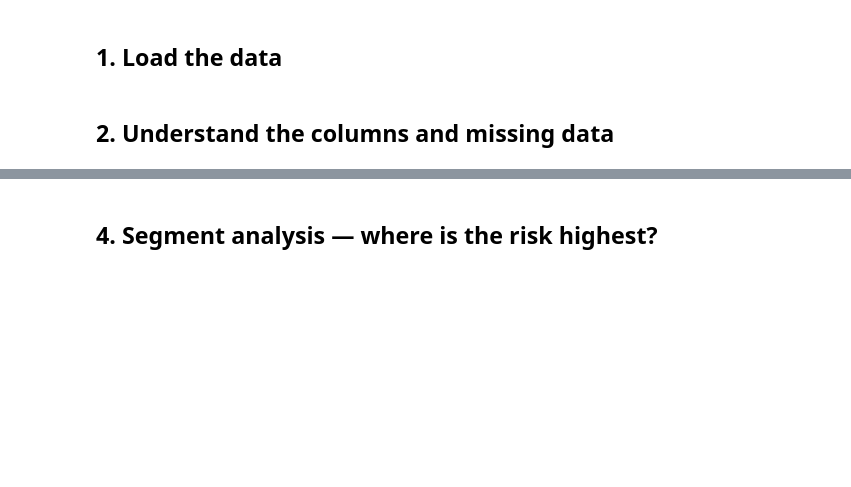
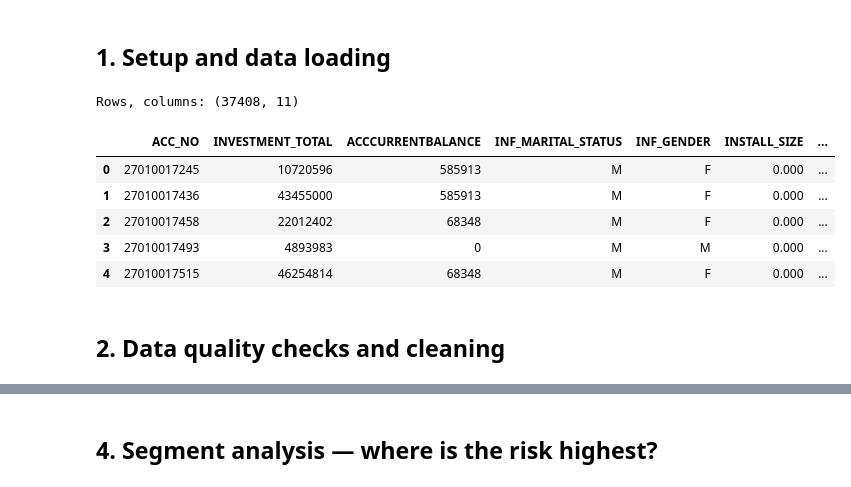
Before and after one commit to bekir35-on/credit-risk-analysis, a Jupyter notebook: credit-risk-analysis.ipynb, the cells around one changed output, grey strips where cells are left out. Drawn from its saved outputs; the diff is of its cells as text; code cells hidden in the pictures; blank space fills up the shorter version.

```diff
--- a/credit-risk-analysis.ipynb
+++ b/credit-risk-analysis.ipynb
@@ -11,2 +22,2 @@ This notebook explores a credit portfolio of **37,408 loans** to answer a practi
 # %% [markdown]
-## 1. Load the data
+## 1. Setup and data loading
@@ -24,3 +24,24 @@ df.head()
-# %% [markdown]
-## 2. Understand the columns and missing data
+# %%
+import glob, warnings
+import numpy as np
+import pandas as pd
+import matplotlib.pyplot as plt
+warnings.filterwarnings('ignore')
+pd.set_option('display.float_format', '{:,.3f}'.format)
+
+# Works on Kaggle (/kaggle/input) and locally (put the dataset files in a 'data/' folder)
+paths = glob.glob('/kaggle/input/**/*train-FIN*', recursive=True) or glob.glob('data/*train-FIN*')
+df = pd.read_excel(paths[0])
+print('Rows, columns:', df.shape)
+df.head()
+# %% [output]
+Rows, columns: (37408, 11)
+|  | ACC_NO | INVESTMENT_TOTAL | ACCCURRENTBALANCE | INF_MARITAL_STATUS | INF_GENDER | INSTALL_SIZE | ... |
+| 0 | 27010017245 | 10720596 | 585913 | M | F | 0.000 | ... |
+| 1 | 27010017436 | 43455000 | 585913 | M | F | 0.000 | ... |
+| 2 | 27010017458 | 22012402 | 68348 | M | F | 0.000 | ... |
+| 3 | 27010017493 | 4893983 | 0 | M | M | 0.000 | ... |
+| 4 | 27010017515 | 46254814 | 68348 | M | F | 0.000 | ... |
+# %% [markdown]
+## 2. Data quality checks and cleaning
 # %%
```
Also changed, not shown: parts of 42 cells of this notebook, 6 other files.
